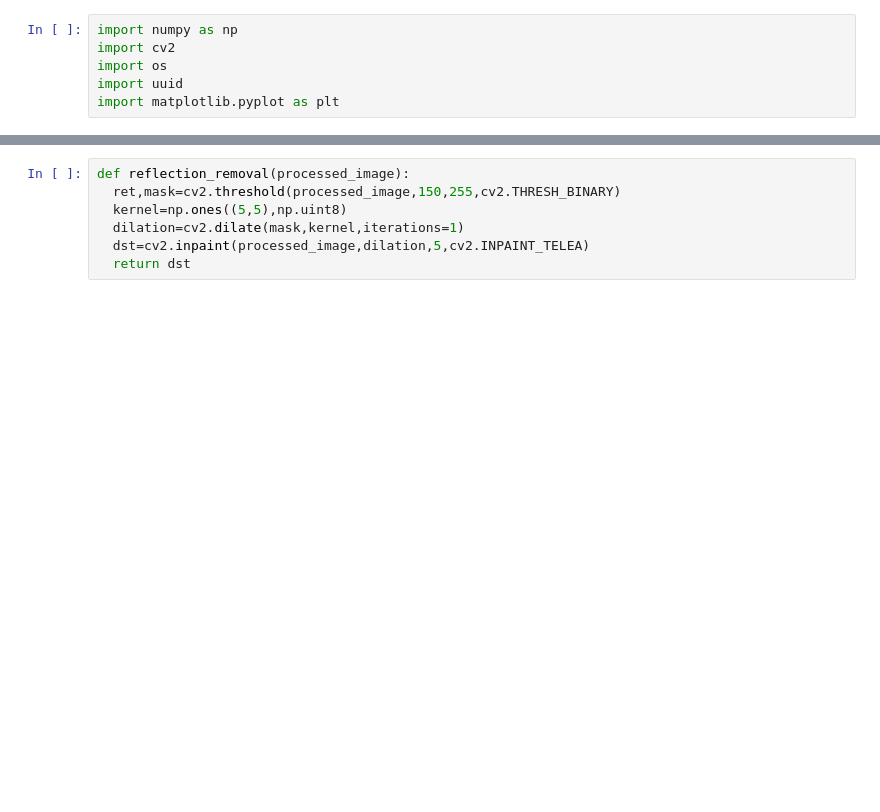
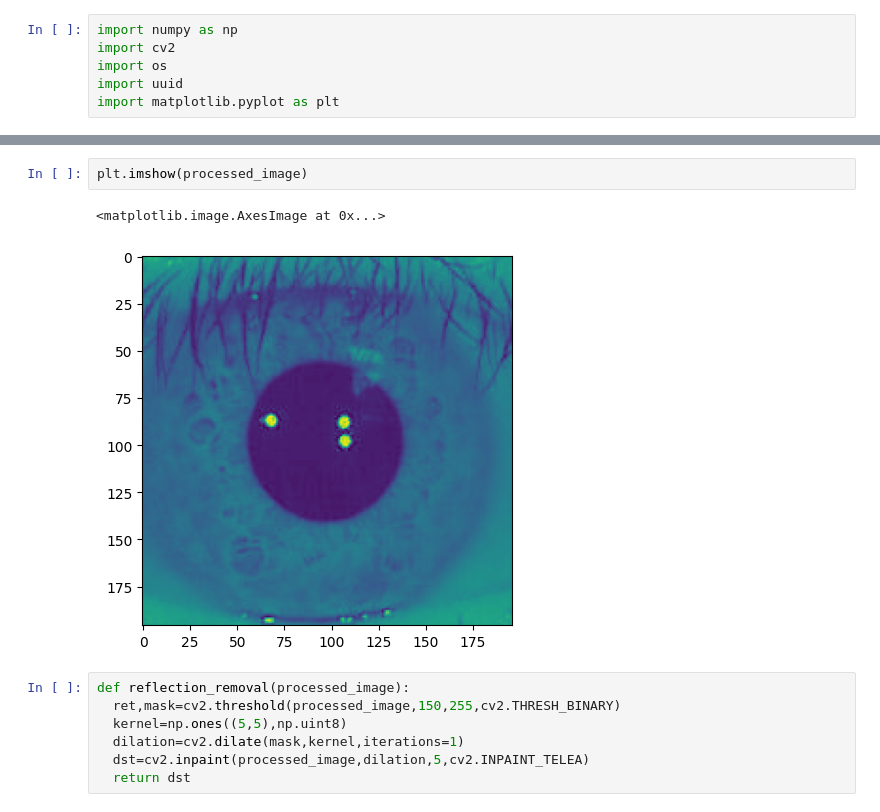
Before and after one commit to mouradmagdy/Iris_Recognition, a Jupyter notebook: iris_processing.ipynb, the cells around one changed output, grey strips where cells are left out. Drawn from its saved outputs; the diff is of its cells as text; blank space fills up the shorter version.

```diff
--- a/iris_processing.ipynb
+++ b/iris_processing.ipynb
@@ -83,3 +46,8 @@ processed_image=processing(image,55)
+# %%
+plt.imshow(processed_image)
+# %% [output]
+<matplotlib.image.AxesImage at 0x...>
+[figure, added]
 # %%
 def reflection_removal(processed_image):
   ret,mask=cv2.threshold(processed_image,150,255,cv2.THRESH_BINARY)
```
Also changed, not shown: parts of 16 cells of this notebook.
